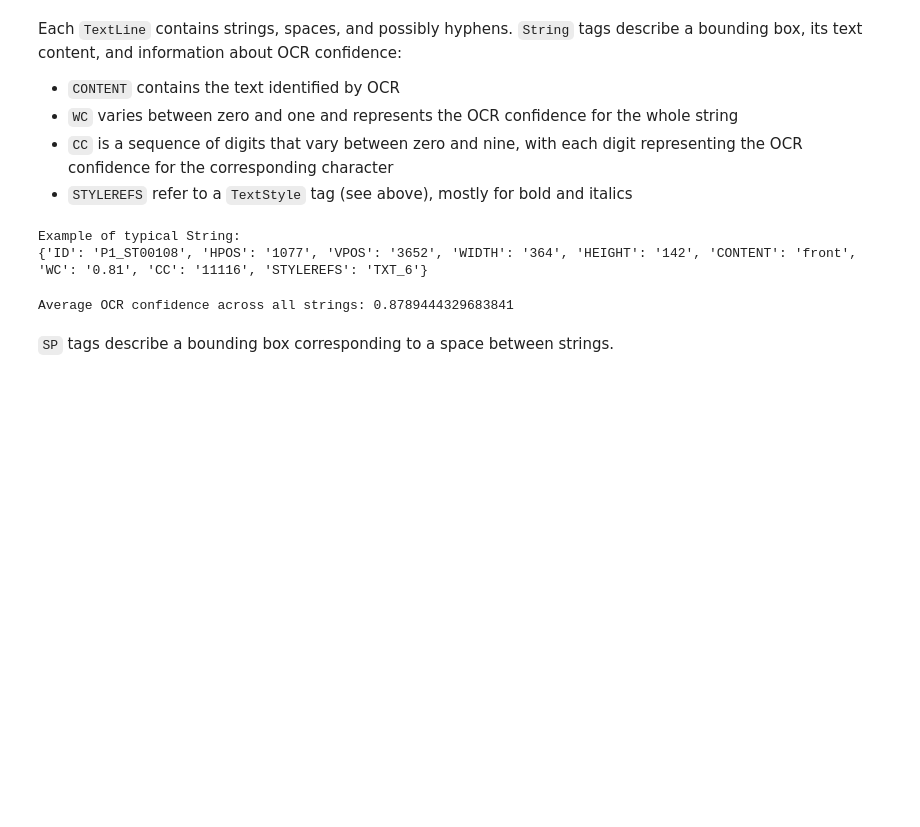
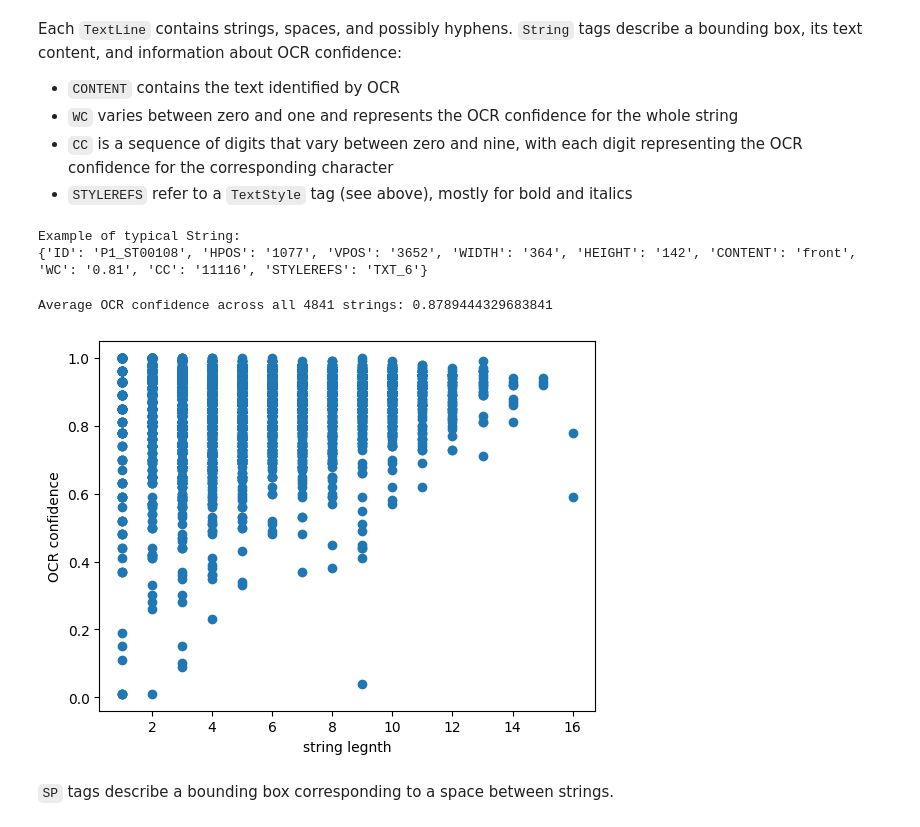
Before and after one commit to owenleonard11/chronam-utils, a Jupyter notebook: explore_xml.ipynb, the cells around one changed output. Saved outputs shown, nothing was run; the diff lists cells and outputs as text; code cells hidden in the pictures; blank space fills up the shorter version.

Commit message:
Add string length charts

```diff
--- a/explore_xml.ipynb
+++ b/explore_xml.ipynb
@@ -123,19 +123,28 @@ Each `TextLine` contains strings, spaces, and possibly hyphens. `String` tags de
 - `CC` is a sequence of digits that vary between zero and nine, with each digit representing the OCR confidence for the corresponding character
 - `STYLEREFS` refer to a `TextStyle` tag (see above), mostly for bold and italics
 # %%
+strings = []
+for line in lines:
+    strings += line.findall(f'{SCHEMA}String')
 print('Example of typical String:', lines[5][2].attrib, sep='\n')
 # %% [output]
 Example of typical String:
 {'ID': 'P1_ST00108', 'HPOS': '1077', 'VPOS': '3652', 'WIDTH': '364', 'HEIGHT': '142', 'CONTENT': 'front', 'WC': '0.81', 'CC': '11116', 'STYLEREFS': 'TXT_6'}
 # %%
 string_wc = []
-for line in lines:
-    for string in line.findall(f'{SCHEMA}String'):
-        string_wc.append(float(string.attrib['WC']))
+for string in strings:
+    string_wc.append(float(string.attrib['WC']))
 
-print(f'Average OCR confidence across all strings:', sum(string_wc) / len(string_wc))
+print(f'Average OCR confidence across all {len(string_wc)} strings:', sum(string_wc) / len(string_wc))
 # %% [output]
-Average OCR confidence across all strings: 0.8789444329683841
+Average OCR confidence across all 4841 strings: 0.8789444329683841
+# %%
+plt.scatter([len(string.attrib['CONTENT']) for string in strings], [float(string.attrib['WC']) for string in strings])
+plt.xlabel('string legnth')
+plt.ylabel('OCR confidence')
+plt.show()
+# %% [output]
+[figure, added]
 # %% [markdown]
 `SP` tags describe a bounding box corresponding to a space between strings.
 # %%
```
Also changed, not shown: parts of 2 cells of this notebook.
